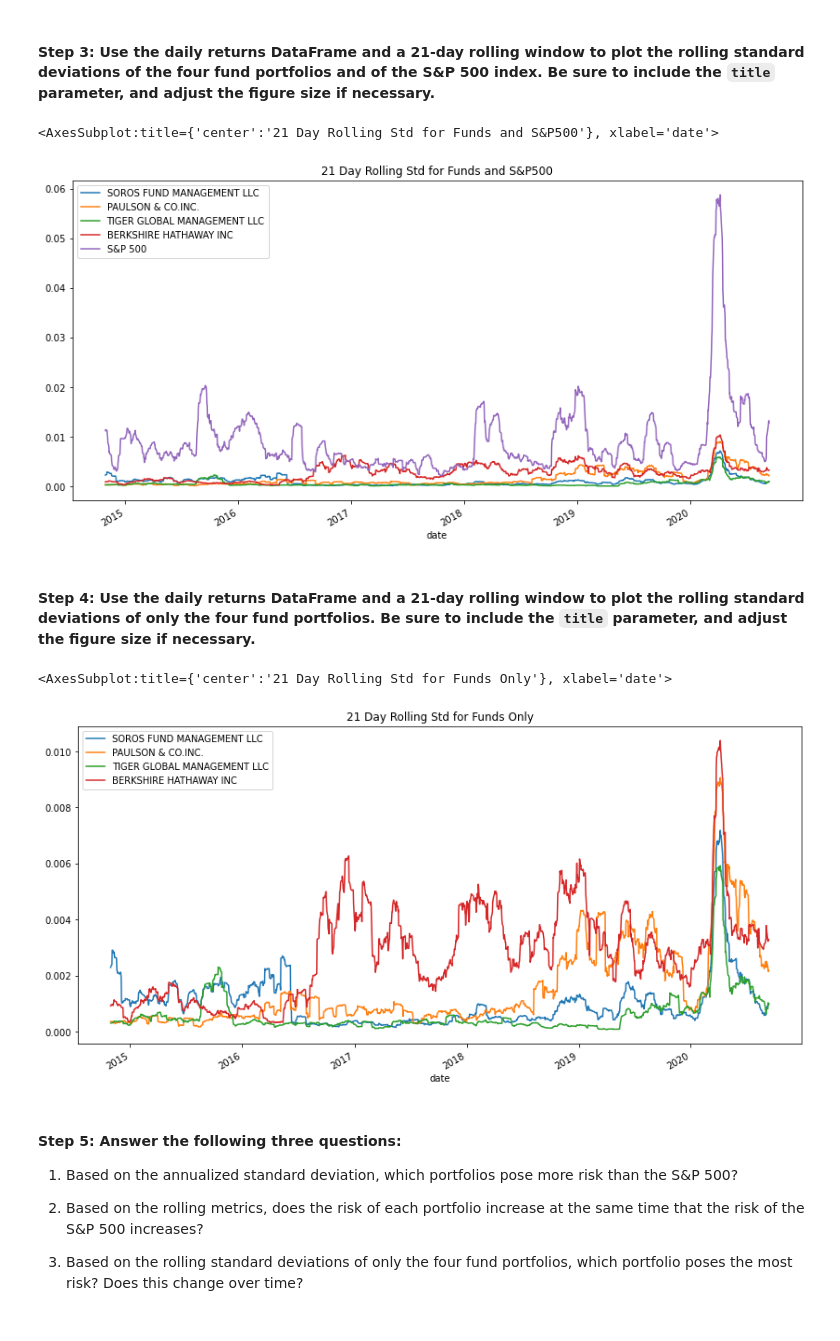
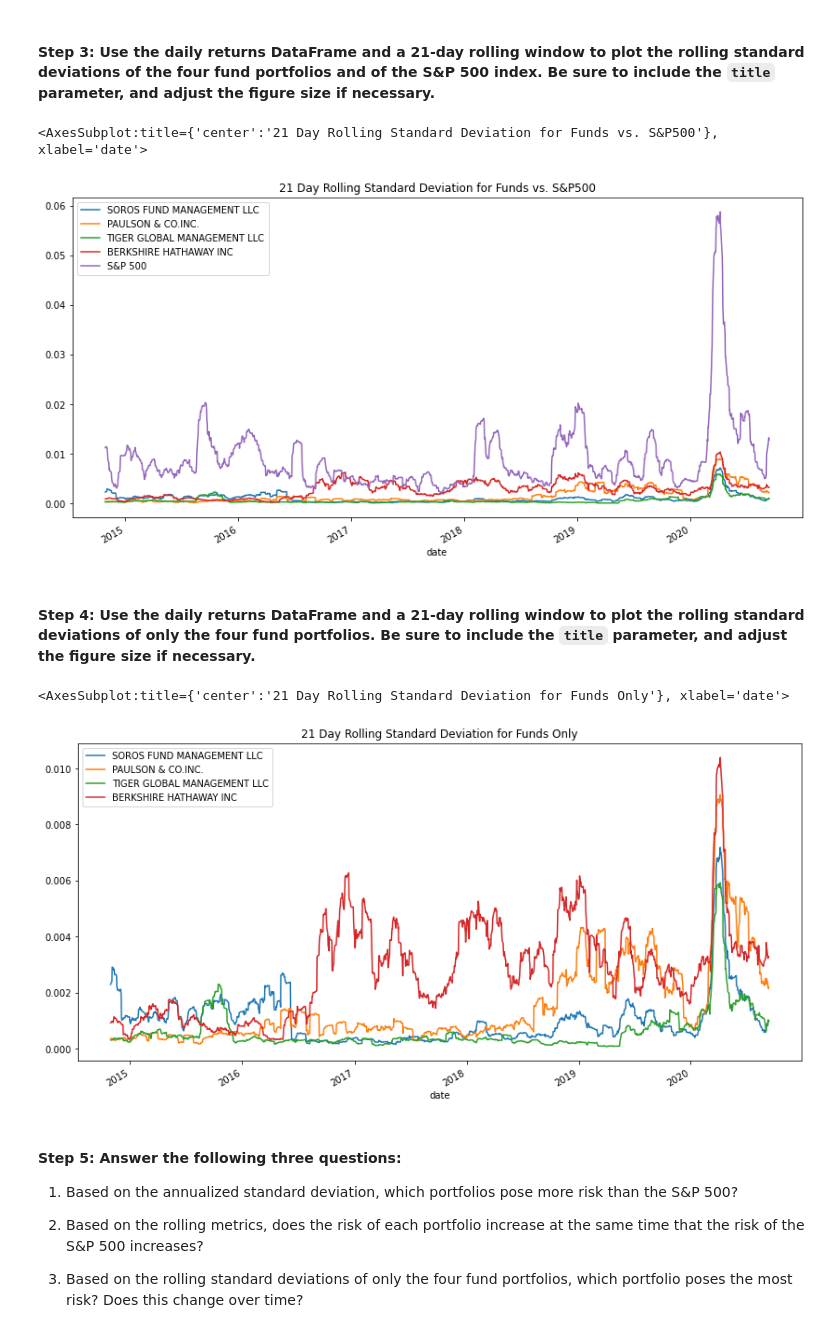
Before and after one commit to madut97/challenge4, a Jupyter notebook: risk_return_analysis.ipynb, the cells around one changed output. Cells and saved outputs as stored; diff of their text form; code cells hidden in the pictures.

```diff
--- a/risk_return_analysis.ipynb
+++ b/risk_return_analysis.ipynb
@@ -134,9 +134,8 @@ whale_navs_df.head()
 # Review the first five rows of the daily returns DataFrame.
 
 
-whale_navs_daily_returns = whale_navs_df.pct_change()
+whale_navs_daily_returns = whale_navs_df.pct_change().dropna()
 
-whale_navs_daily_returns = whale_navs_df_daily_returns.dropna()
 whale_navs_daily_returns.head()
 # %% [output]
 |  | SOROS FUND MANAGEMENT LLC | PAULSON & CO.INC. | TIGER GLOBAL MANAGEMENT LLC | BERKSHIRE HATHAWAY INC | S&P 500 |
@@ -275,20 +277,20 @@ dtype: float64
 # %%
 # Using the daily returns DataFrame and a 21-day rolling window,
 # plot the rolling standard deviation of the 4 portfolios and the S&P 500
 # Include a title parameter and adjust the figure size
-whale_navs_daily_returns.rolling(window=21).std().plot(figsize=(14,7), title="21 Day Rolling Std for Funds and S&P500")
+whale_navs_daily_returns.rolling(window=21).std().plot(figsize=(14,7), title="21 Day Rolling Standard Deviation for Funds vs. S&P500")
 # %% [output]
-<AxesSubplot:title={'center':'21 Day Rolling Std for Funds and S&P500'}, xlabel='date'>
+<AxesSubplot:title={'center':'21 Day Rolling Standard Deviation for Funds vs. S&P500'}, xlabel='date'>
-[figure, old version]
+[figure, new version]
 # %% [markdown]
 #### Step 4: Use the daily returns DataFrame and a 21-day rolling window to plot the rolling standard deviations of only the four fund portfolios. Be sure to include the `title` parameter, and adjust the figure size if necessary.
 # %%
 # Using the daily return data and a 21-day rolling window, plot the rolling standard deviation of just the 4 portfolios.
 # Include a title parameter and adjust the figure size
-funds_only_daily_returns.rolling(window=21).std().plot(figsize=(14,7), title="21 Day Rolling Std for Funds Only")
+funds_only_daily_returns.rolling(window=21).std().plot(figsize=(14,7), title="21 Day Rolling Standard Deviation for Funds Only")
 # %% [output]
-<AxesSubplot:title={'center':'21 Day Rolling Std for Funds Only'}, xlabel='date'>
+<AxesSubplot:title={'center':'21 Day Rolling Standard Deviation for Funds Only'}, xlabel='date'>
-[figure, old version]
+[figure, new version]
 # %% [markdown]
 #### Step 5: Answer the following three questions:
 
```
Also changed, not shown: parts of 9 cells of this notebook, 1 other file.
